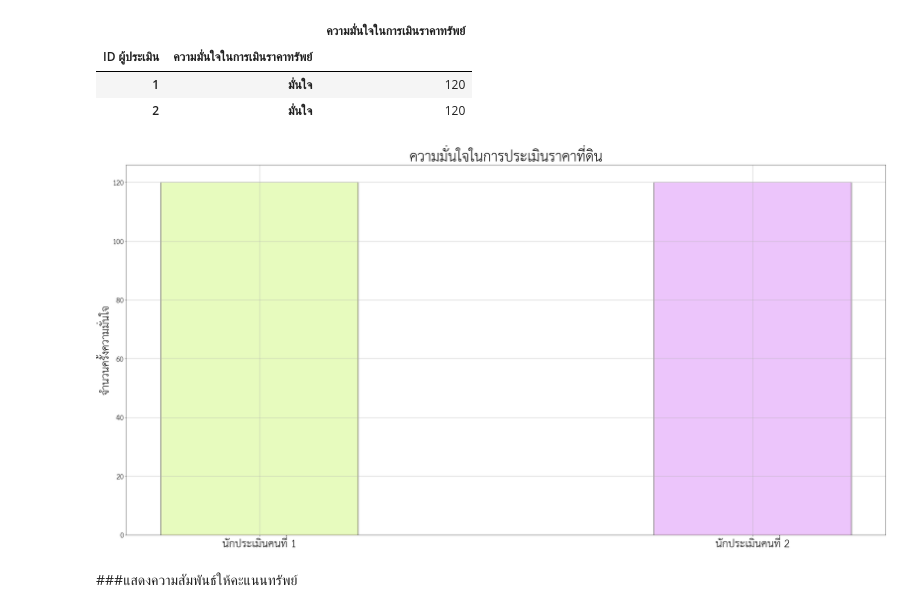
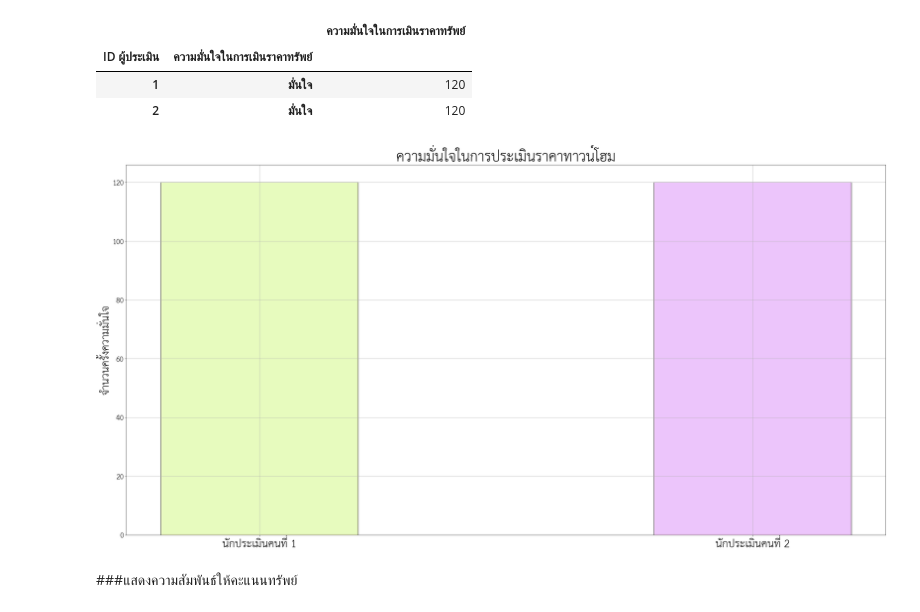
Before and after one commit to nannthd/bsc_dpdm22, a Jupyter notebook: [dataprep1] property estimator.ipynb, the cells around one changed output. Drawn from its saved outputs; the diff is of its cells as text; code cells hidden in the pictures.

```diff
--- a/[dataprep1] property estimator.ipynb
+++ b/[dataprep1] property estimator.ipynb
@@ -1947,13 +1947,13 @@ Table13
 # %%
 matplotlib.rcParams['figure.figsize']=[40,20]
 plt.bar([1,1.5],Table13['ความมั่นใจในการเมินราคาทรัพย์'],width,ec="#000000", color=['#E7FBBE','#ECC5FB'])
-plt.title('ความมั่นใจในการประเมินราคาที่ดิน',fontsize=40)
+plt.title('ความมั่นใจในการประเมินราคาทาวน์โฮม',fontsize=40)
 plt.xticks([1,1.5],['นักประเมินคนที่ 1','นักประเมินคนที่ 2'],fontsize=30)
 plt.yticks(fontsize=20)
 plt.ylabel('จำนวนครั้งความมั่นใจ',fontsize=30);
 plt.grid(True)
 # %% [output]
-[figure, old version]
+[figure, new version]
 # %% [markdown]
 ###แสดงความสัมพันธ์ให้คะแนนทรัพย์
 # %%
```
Also changed, not shown: parts of 3 cells of this notebook.
